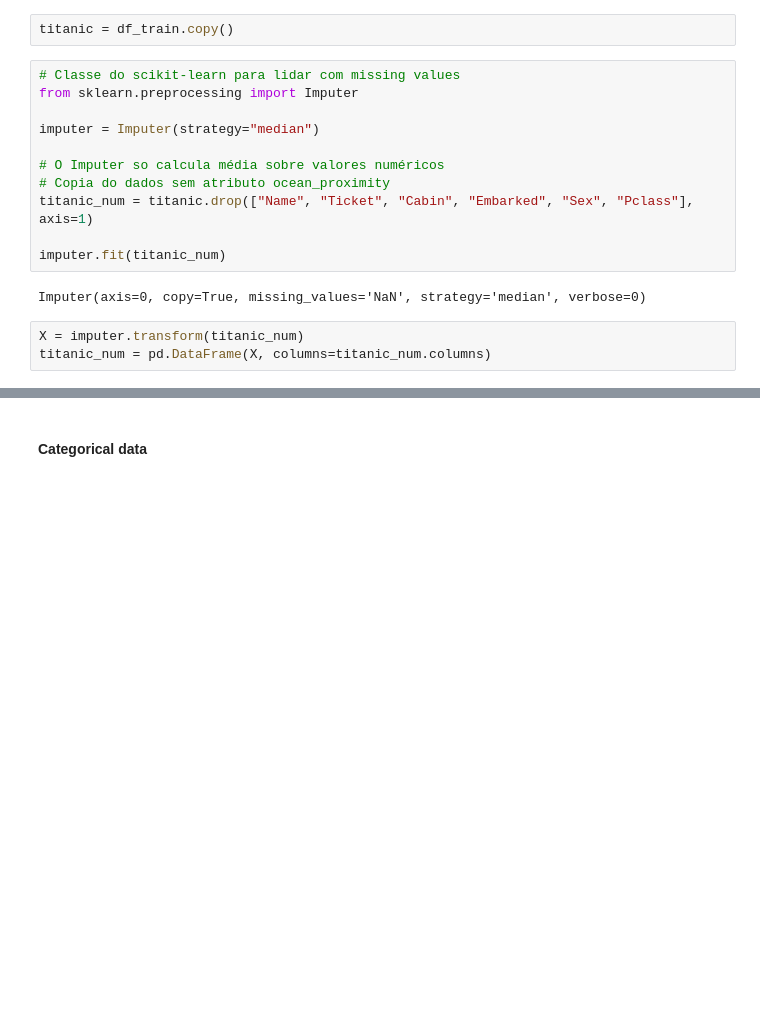
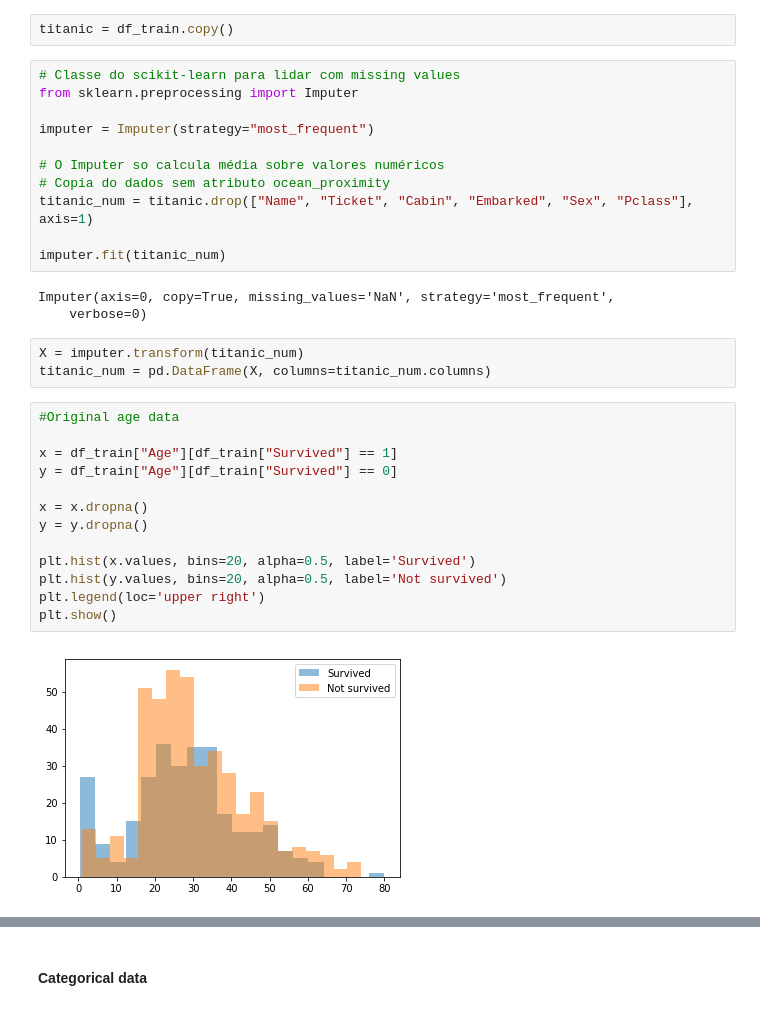
Before and after one commit to cordeirolibel/Titanic, a Jupyter notebook: Code.ipynb, the cells around one changed output, grey strips where cells are left out. Saved outputs shown, nothing was run; the diff lists cells and outputs as text; blank space fills up the shorter version.

```diff
--- a/Code.ipynb
+++ b/Code.ipynb
@@ -133,7 +151,7 @@ titanic = df_train.copy()
 # Classe do scikit-learn para lidar com missing values
 from sklearn.preprocessing import Imputer
 
-imputer = Imputer(strategy="median")
+imputer = Imputer(strategy="most_frequent")
 
 # O Imputer so calcula média sobre valores numéricos
 # Copia do dados sem atributo ocean_proximity
@@ -141,7 +159,23 @@ titanic_num = titanic.drop(["Name", "Ticket", "Cabin", "Embarked", "Sex", "Pclas
 
 imputer.fit(titanic_num)
 # %% [output]
-Imputer(axis=0, copy=True, missing_values='NaN', strategy='median', verbose=0)
+Imputer(axis=0, copy=True, missing_values='NaN', strategy='most_frequent',
+    verbose=0)
 # %%
 X = imputer.transform(titanic_num)
 titanic_num = pd.DataFrame(X, columns=titanic_num.columns)
+# %%
+#Original age data
+
+x = df_train["Age"][df_train["Survived"] == 1]
+y = df_train["Age"][df_train["Survived"] == 0]
+
+x = x.dropna()
+y = y.dropna()
+
+plt.hist(x.values, bins=20, alpha=0.5, label='Survived')
+plt.hist(y.values, bins=20, alpha=0.5, label='Not survived')
+plt.legend(loc='upper right')
+plt.show()
+# %% [output]
+[figure, added]
```
Also changed, not shown: parts of 10 cells of this notebook.
